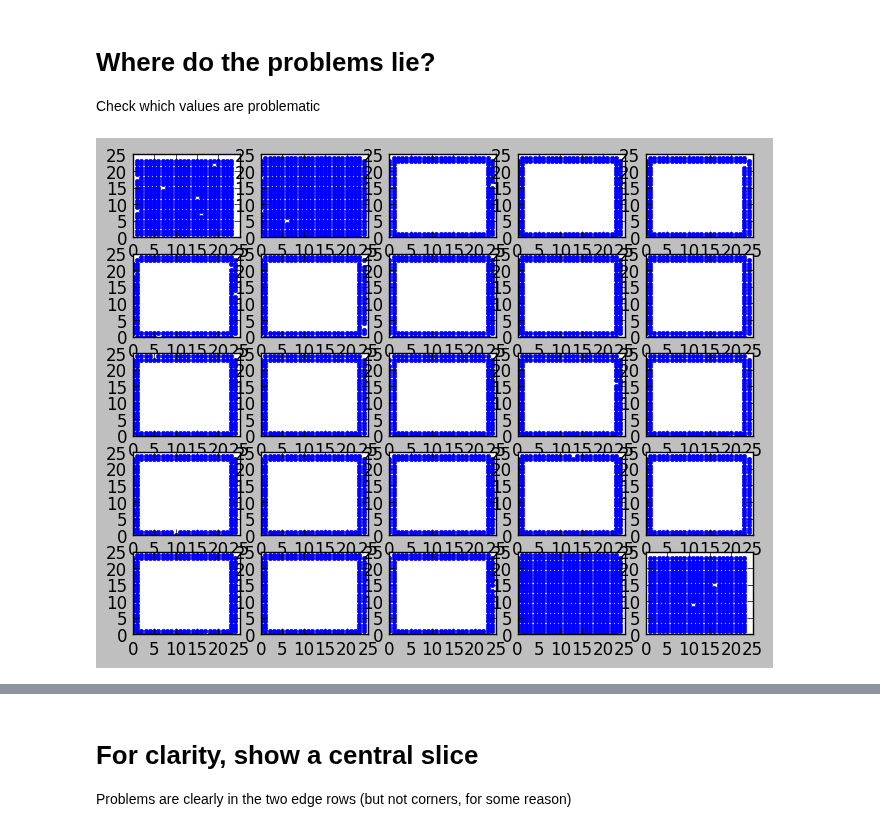
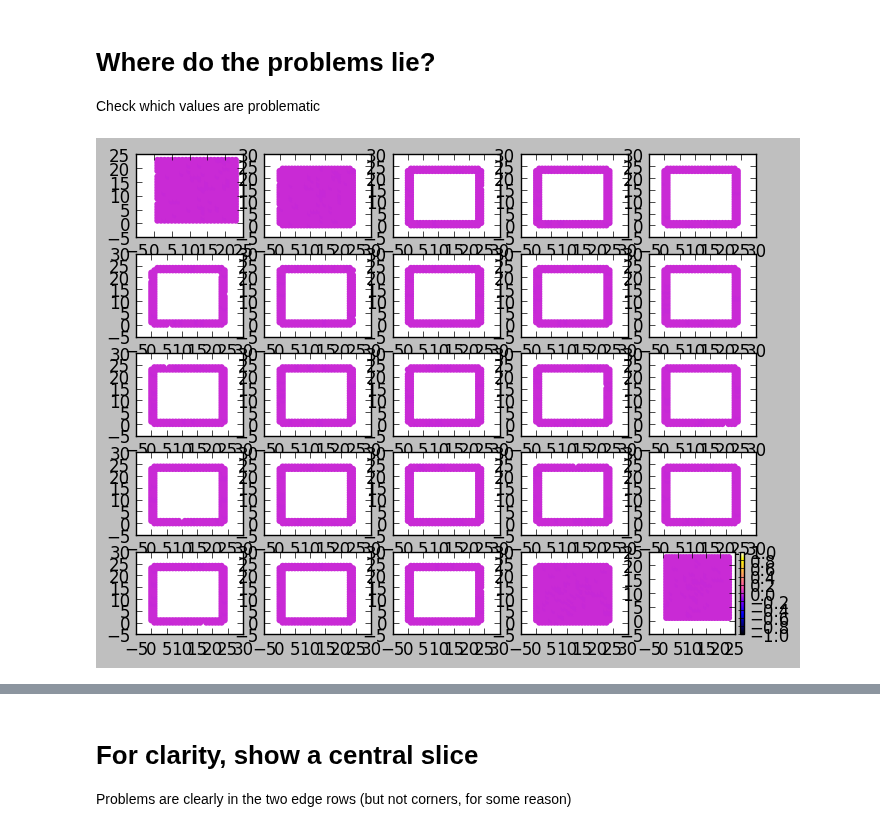
Before and after one commit to PaulMcMillan-Astro/DeprojectionProject, a Jupyter notebook: Gradient tests.ipynb, the cells around one changed output, grey strips where cells are left out. Drawn from its saved outputs; the diff is of its cells as text; code cells hidden in the pictures.

Commit message:
Updated grad tests

```diff
--- a/Gradient tests.ipynb
+++ b/Gradient tests.ipynb
@@ -66,7 +66,7 @@ sigma = np.sqrt(sigma2)
 
 vmean_g = np.array([10,15,-10])
 
-phi0 = phi_guess(vmean_g,sigma,vmin,dv,n)+(np.random.random((n))*10)
+phi0 = phi_guess(vmean_g,sigma,vmin,dv,n)+(np.random.random((n))*100)
 
 sanity_check(pvals,rhatvals,phi0,vmin,dv,n)
 # %% [output]
@@ -129,23 +129,26 @@ Check which values are problematic
 # %%
 
 # mask to show only erroneous values, where the numerical gradient is non-negligible
 
 mask = ((grad_negL_num/grad_negL -1)**2 > 0.5) & (grad_negL_num**2>1e-2)
-
+maskf = ((grad_negL_num/grad_negL -1)**2 > 0.5) & (grad_negL_num**2>1e-2)
 # Plot the points as x,y,z - I am sure there is a better (more python-y) way of doing this,
 # but the below made sense to me
 xtmp = np.arange(0,len(grad_negL))[mask]//(n[1]*n[2])
 ytmp = (np.arange(0,len(grad_negL))[mask]//n[1])%n[2]
 ztmp = np.arange(0,len(grad_negL))[mask]%n[0]
 
 
 # For the first 9 rowas only
 
 for i in range(25) :
     plt.subplot(5,5,i+1)
     mask = xtmp==i
-    plt.plot(ytmp[mask],ztmp[mask],'.')
+    #plt.plot(ytmp[mask],ztmp[mask],'.')
+    plt.scatter(ytmp[mask],ztmp[mask],c=(grad_negL[maskf])[mask],edgecolors='none',cmap='gnuplot2',vmin=-1,vmax=1)
 
+#plt.subplot(111)
+plt.colorbar()
 plt.show()
 # %% [output]
-[figure, old version]
+[figure, new version]
```
Also changed, not shown: parts of 9 cells of this notebook.
